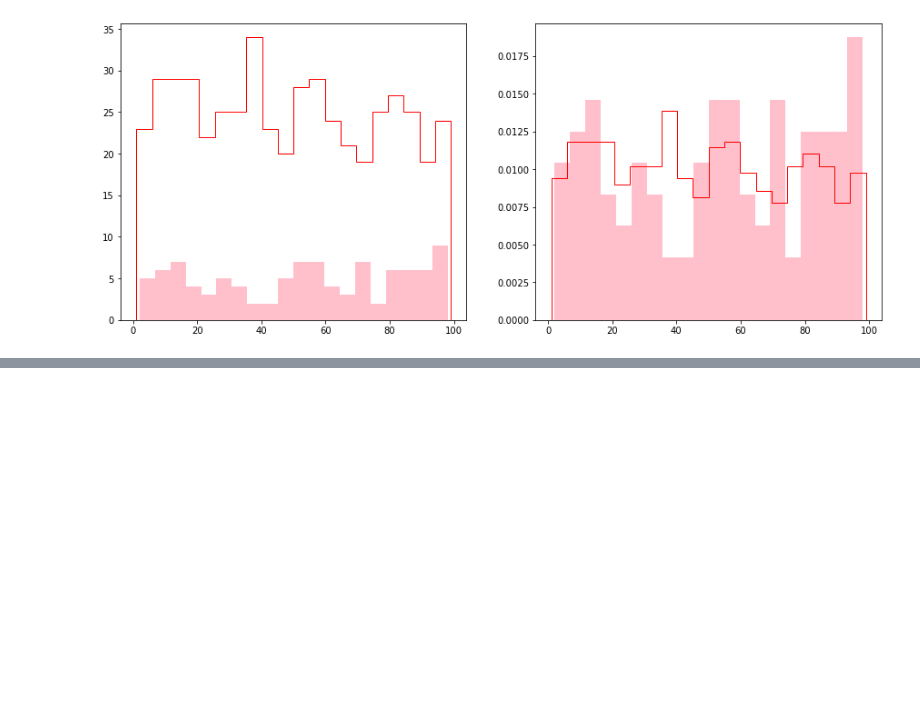
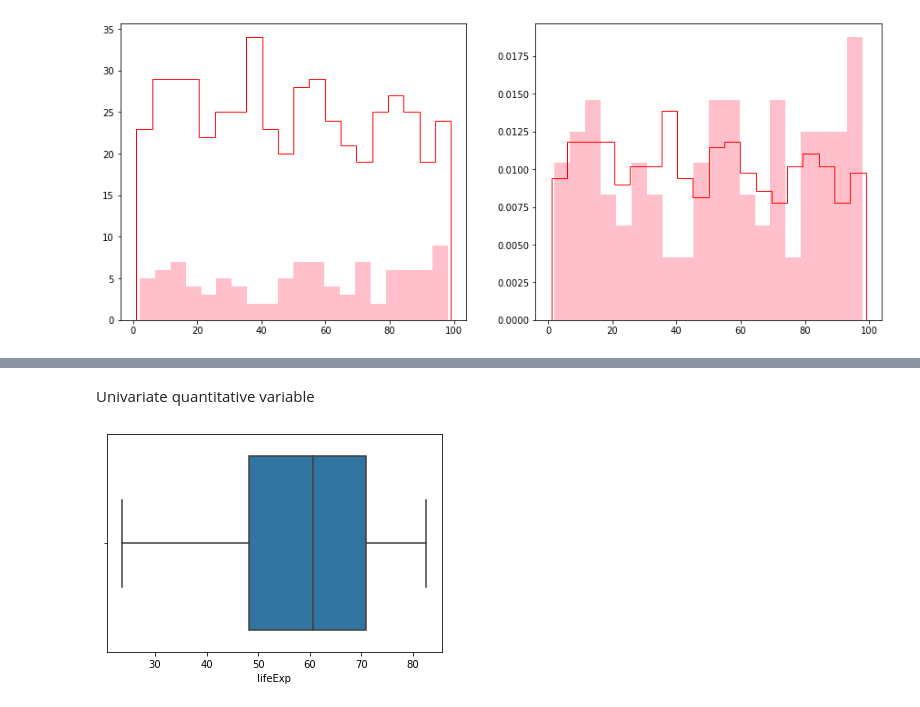
Before and after one commit to chickooooo/data_science_resources, a Jupyter notebook: data_visualization.ipynb, the cells around one changed output, grey strips where cells are left out. Cells and saved outputs as stored; diff of their text form; code cells hidden in the pictures; blank space fills up the shorter version.

```diff
--- a/data_visualization.ipynb
+++ b/data_visualization.ipynb
@@ -229,0 +239,3 @@ plt.show()
+# %%
+country_data = pd.read_csv("./country_data.tsv", delimiter="\t")
+country_data.head()
@@ -229,0 +249,8 @@ plt.show()
+# %% [markdown]
+Univariate quantitative variable
+# %%
+# boxplot
+sns.boxplot(data=country_data, x="lifeExp")
+plt.show()
+# %% [output]
+[figure, added]
```
Also changed, not shown: parts of 14 cells of this notebook.
